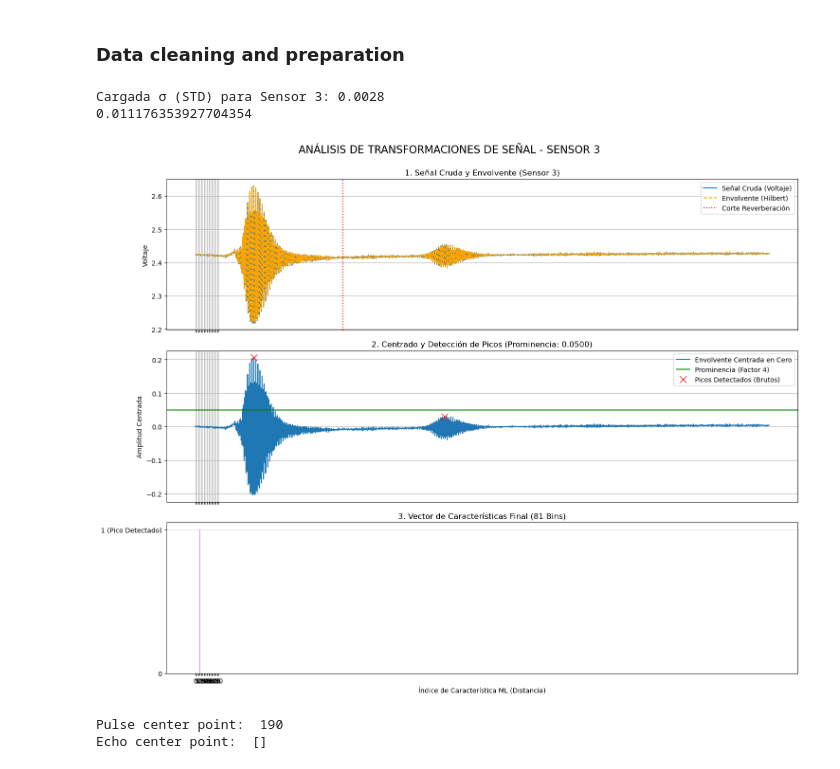
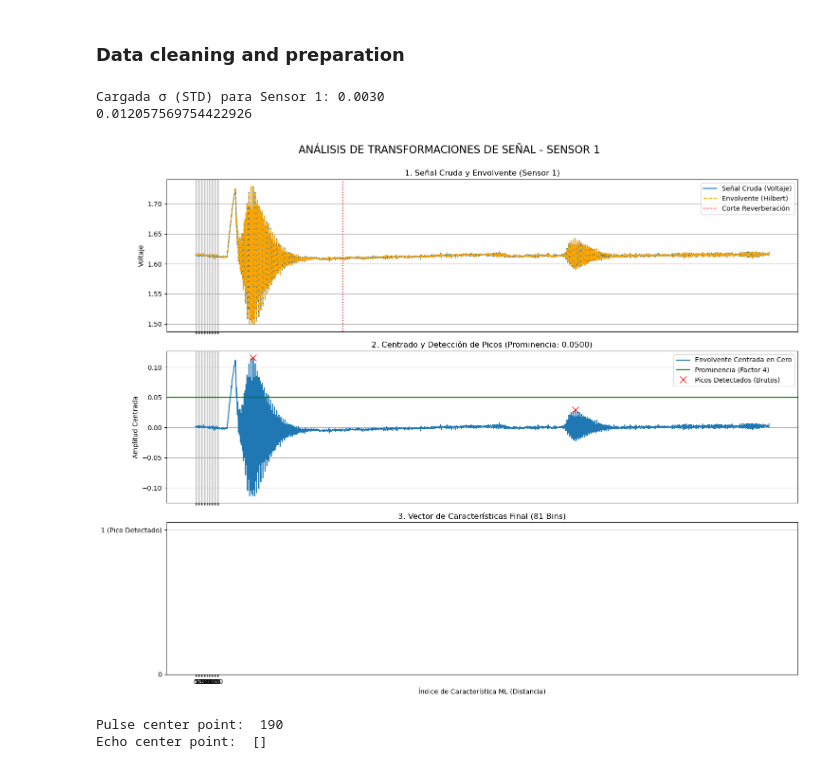
Before and after one commit to Juanpmartinez180/Data-Science-Projects, a Jupyter notebook: ultrasonic_radar/arduino/ultrasonic_sonar.ipynb, the cells around one changed output. Drawn from its saved outputs; the diff is of its cells as text; code cells hidden in the pictures.

```diff
--- a/ultrasonic_radar/arduino/ultrasonic_sonar.ipynb
+++ b/ultrasonic_radar/arduino/ultrasonic_sonar.ipynb
@@ -160,7 +160,7 @@ import os
 NOISE_STATS_FILE = '../datasets/sensor_noise_stats.npy'
 # Factor que deseas probar (ajustable manualmente)
 DETECTION_FACTOR_TO_TEST = 4
-SENSOR_TO_ANALYZE = 2 # 0=Izquierdo, 1=Central, 2=Derecho
+SENSOR_TO_ANALYZE = 0 # 0=Izquierdo, 1=Central, 2=Derecho
 REVERBERATION_CUTOFF_SAMPLE = 500 # El mismo valor que usaste en helpers.py
 PEAK_DETECTION_THRESHOLD = 0.05 # El umbral base que usaste en helpers.py
 
@@ -244,36 +244,36 @@ axes[1].axhline(y=prominence, color='g', linestyle='-', label=f'Prominencia (Fac
 
 # Marcar los picos detectados
 axes[1].plot(peaks, envelope_zero_centered[peaks], "x", color='red', markersize=10, label='Picos Detectados (Brutos)')
 
 axes[1].set_title(f'2. Centrado y Detección de Picos (Prominencia: {prominence:.4f})')
 axes[1].set_ylabel('Amplitud Centrada')
 axes[1].legend()
 axes[1].grid(True)
 
 # ----------------------------------------------------
 # GRÁFICO 3: Vector de Características ML (81 Bins)
 # ----------------------------------------------------
 final_feature_vector = np.zeros(81)
 # Marcamos los bins que se activan
 for ml_idx in output_space_ml_idx:
     if 0 <= ml_idx < 81:
         final_feature_vector[ml_idx] = 1
 
 axes[2].bar(np.arange(81), final_feature_vector, color='purple', width=0.8)
 axes[2].set_title(f'3. Vector de Características Final (81 Bins)')
 axes[2].set_xlabel('Índice de Característica ML (Distancia)')
 axes[2].set_yticks([0, 1])
 axes[2].set_yticklabels(['0', '1 (Pico Detectado)'])
 axes[2].set_xticks(np.arange(0, 81, 5))
 axes[2].grid(axis='y', alpha=0.5)
 
 plt.suptitle(f'ANÁLISIS DE TRANSFORMACIONES DE SEÑAL - SENSOR {SENSOR_TO_ANALYZE+1}', fontsize=16)
 plt.tight_layout(rect=[0, 0, 1, 0.98])
 plt.show()
 # %% [output]
-Cargada σ (STD) para Sensor 3: 0.0028
-0.011176353927704354
+Cargada σ (STD) para Sensor 1: 0.0030
+0.012057569754422926
-[figure, old version]
+[figure, new version]
 # %%
 curated_data = np.zeros([N_SENSORS, 81])
 plot_processing = False
```
Also changed, not shown: parts of 1 cell of this notebook, 5 other files.
